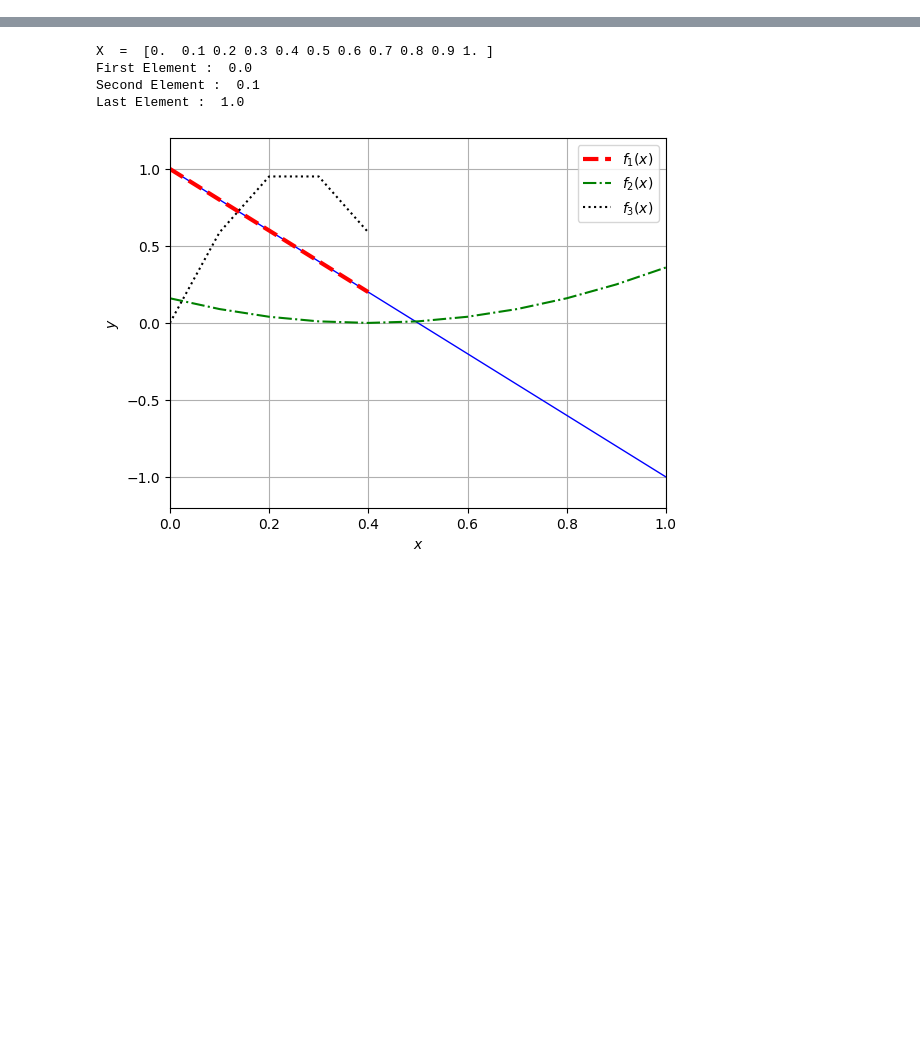
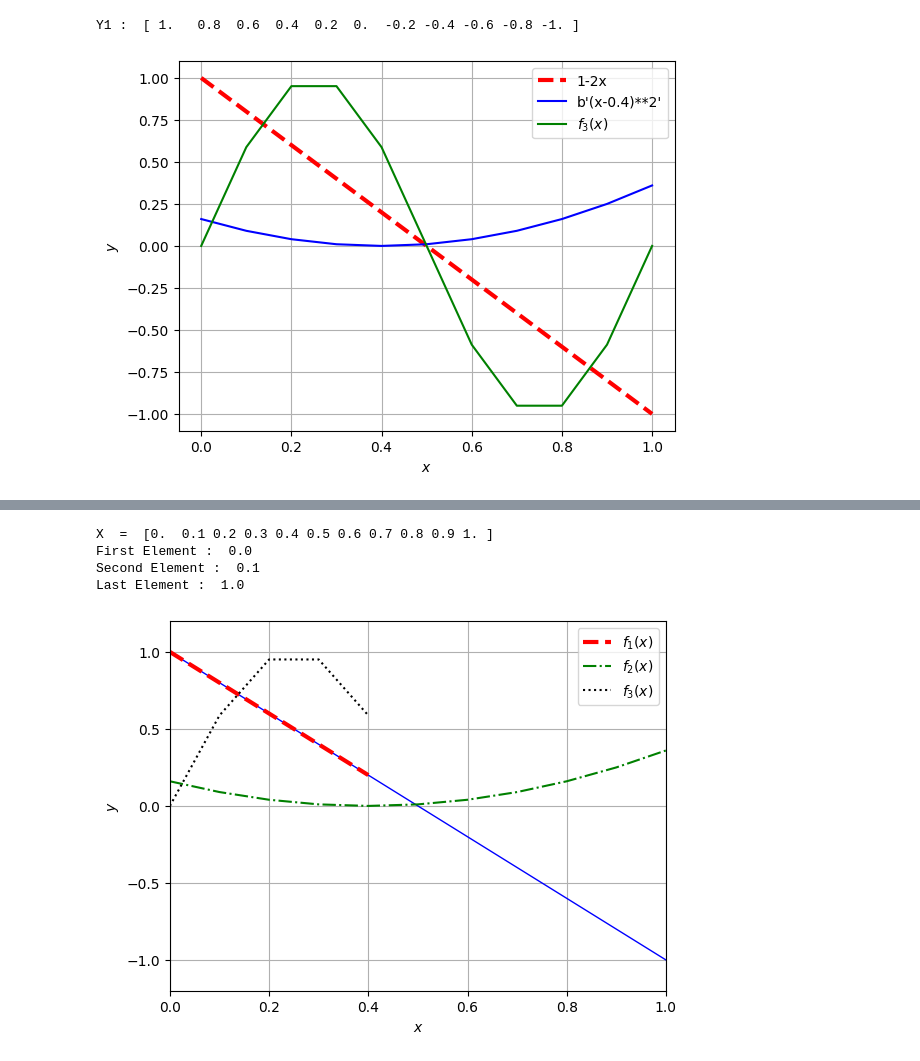
Before and after one commit to anees028/CFD_practice, a Jupyter notebook: CFD_Class.ipynb, the cells around one changed output, grey strips where cells are left out. Drawn from its saved outputs; the diff is of its cells as text; code cells hidden in the pictures; blank space fills up the shorter version.

```diff
--- a/CFD_Class.ipynb
+++ b/CFD_Class.ipynb
@@ -1,2 +1,40 @@
 # %% [markdown]
 <a href="https://colab.research.google.com/github/anees028/CFD_practice/blob/main/CFD_Class.ipynb" target="_parent"><img src="https://colab.research.google.com/assets/colab-badge.svg" alt="Open In Colab"/></a>
+# %%
+#Intoduction to Python (Numpy matplotlib, data types, arrays, functions, plots)
+
+import numpy as np
+import matplotlib.pyplot as pl
+
+def f1(z):
+  y1 = 1-2*z
+  print("Y1 : ",y1)
+  return y1
+
+def f2(z):
+  y2 = (x-0.4)**2
+  return y2
+
+def f3(z):
+  return np.sin(2*np.pi*z)
+
+
+x, dx = np.linspace(0., 1., 11, retstep=True)
+
+y1 = f1(x)
+y2 = f2(x)
+y3 = f3(x)
+
+pl.plot(x,y1, 'r--', label= r'1-2x', linewidth=3)
+pl.plot(x,y2, 'b-', label=b'(x-0.4)**2')
+pl.plot(x,y3, 'g-', label= '$f_3(x)$')
+pl.legend()
+
+pl.ylabel('$y$')
+pl.xlabel('$x$')
+
+
+pl.show()
+# %% [output]
+Y1 :  [ 1.   0.8  0.6  0.4  0.2  0.  -0.2 -0.4 -0.6 -0.8 -1. ]
+[figure, added]
```
Also changed, not shown: parts of 5 cells of this notebook.
